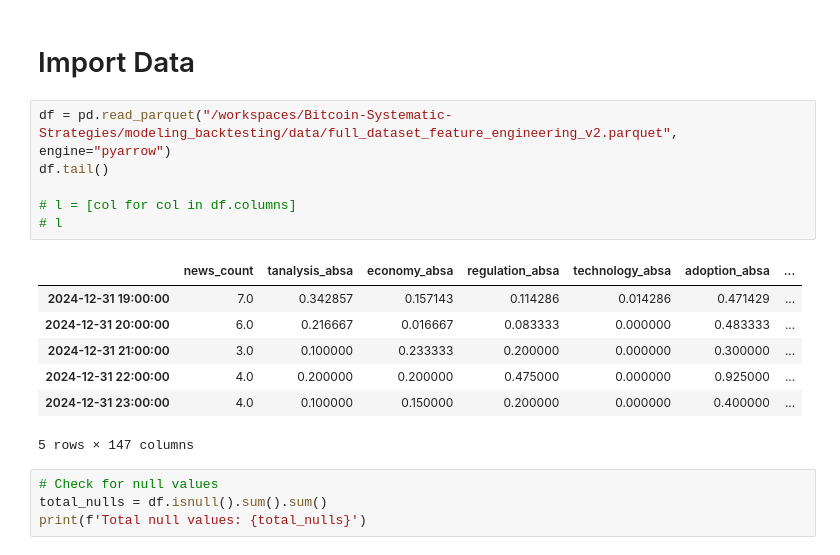
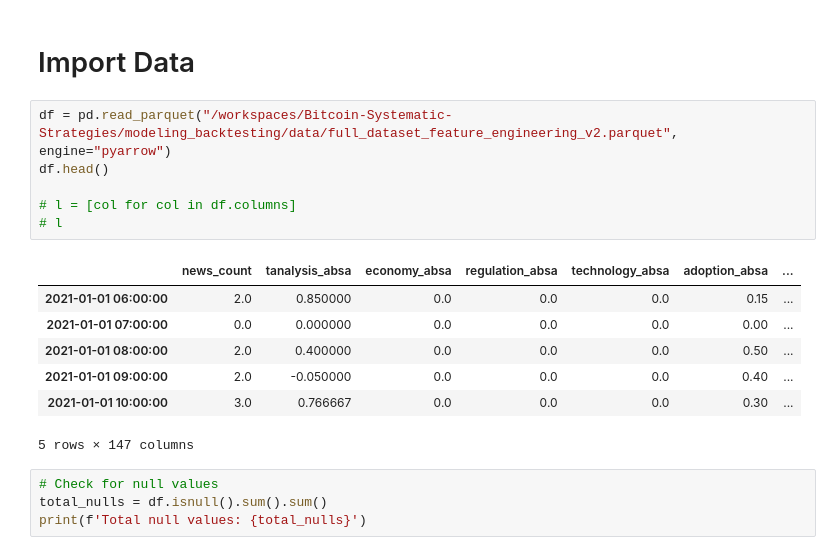
Before and after one commit to alvinku0/Bitcoin-Systematic-Strategies, a Jupyter notebook: modeling_backtesting/xgboost/xgboost_regressor_v1.ipynb, the cells around one changed output. Cells and saved outputs as stored; diff of their text form.

```diff
--- a/modeling_backtesting/xgboost/xgboost_regressor_v1.ipynb
+++ b/modeling_backtesting/xgboost/xgboost_regressor_v1.ipynb
@@ -186,17 +186,17 @@ def concat_return(df, freq='d'):
 # Import Data
 # %%
 df = pd.read_parquet("/workspaces/Bitcoin-Systematic-Strategies/modeling_backtesting/data/full_dataset_feature_engineering_v2.parquet", engine="pyarrow")
-df.tail()
+df.head()
 
 # l = [col for col in df.columns]
 # l
 # %% [output]
 |  | news_count | tanalysis_absa | economy_absa | regulation_absa | technology_absa | adoption_absa | ... |
-| 2024-12-31 19:00:00 | 7.0 | 0.342857 | 0.157143 | 0.114286 | 0.014286 | 0.471429 | ... |
-| 2024-12-31 20:00:00 | 6.0 | 0.216667 | 0.016667 | 0.083333 | 0.000000 | 0.483333 | ... |
-| 2024-12-31 21:00:00 | 3.0 | 0.100000 | 0.233333 | 0.200000 | 0.000000 | 0.300000 | ... |
-| 2024-12-31 22:00:00 | 4.0 | 0.200000 | 0.200000 | 0.475000 | 0.000000 | 0.925000 | ... |
-| 2024-12-31 23:00:00 | 4.0 | 0.100000 | 0.150000 | 0.200000 | 0.000000 | 0.400000 | ... |
+| 2021-01-01 06:00:00 | 2.0 | 0.850000 | 0.0 | 0.0 | 0.0 | 0.15 | ... |
+| 2021-01-01 07:00:00 | 0.0 | 0.000000 | 0.0 | 0.0 | 0.0 | 0.00 | ... |
+| 2021-01-01 08:00:00 | 2.0 | 0.400000 | 0.0 | 0.0 | 0.0 | 0.50 | ... |
+| 2021-01-01 09:00:00 | 2.0 | -0.050000 | 0.0 | 0.0 | 0.0 | 0.40 | ... |
+| 2021-01-01 10:00:00 | 3.0 | 0.766667 | 0.0 | 0.0 | 0.0 | 0.30 | ... |
 5 rows × 147 columns
 # %%
 # Check for null values
```
Also changed, not shown: parts of 5 cells of this notebook.
